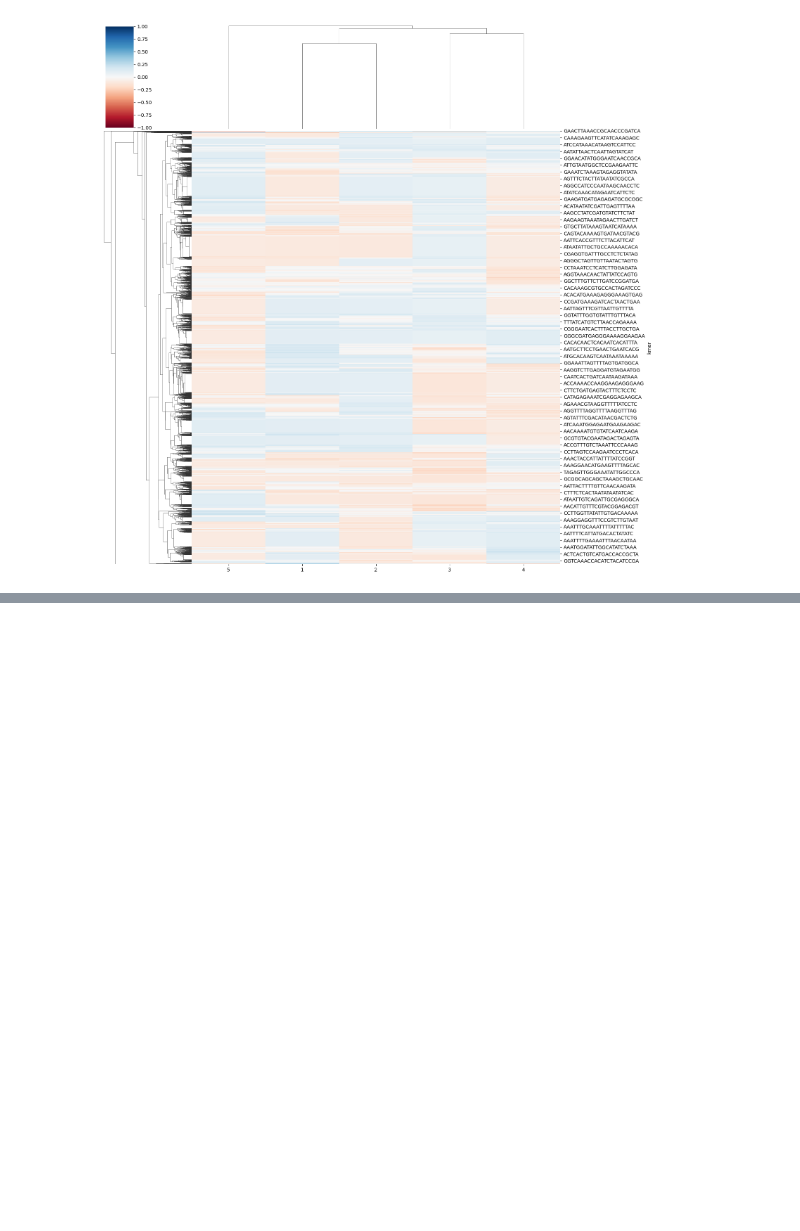
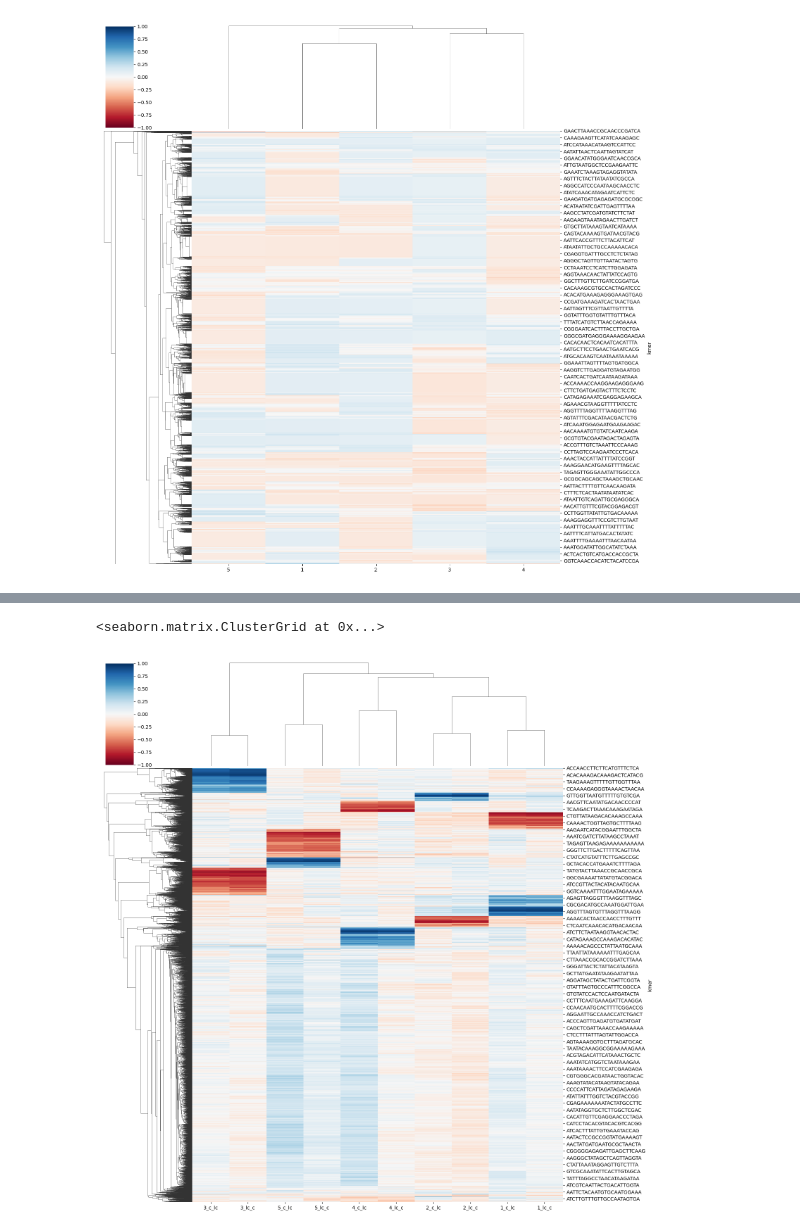
Before and after one commit to HazyFish/cen-kmers, a Jupyter notebook: notebooks/full_hamburg_analysis.ipynb, the cells around one changed output, grey strips where cells are left out. Drawn from its saved outputs; the diff is of its cells as text; code cells hidden in the pictures; blank space fills up the shorter version.

```diff
--- a/notebooks/full_hamburg_analysis.ipynb
+++ b/notebooks/full_hamburg_analysis.ipynb
@@ -309,0 +356,3 @@ sns.clustermap(
+# %%
+kmers = kmers.intersection(df_tmp.index)
+len(kmers)
@@ -309,0 +391,5 @@ sns.clustermap(
+# %%
+df_corr_c_lc = pd.concat(
+    pd.read_feather(f'../data/hamburg/C_LC.corr.part.{i}.feather') for i in [1, 2]
+)
+df_corr_c_lc.shape
@@ -309,0 +398,5 @@ sns.clustermap(
+# %%
+df_corr_lc_c = pd.concat(
+    pd.read_feather(f'../data/hamburg/LC_C.corr.part.{i}.feather') for i in [1, 2]
+)
+df_corr_lc_c.shape
@@ -309,0 +405,9 @@ sns.clustermap(
+# %%
+df_corr_joined = df_corr_c_lc.join(
+    df_corr_lc_c,
+    how='inner',
+    lsuffix='_c_lc',
+    rsuffix='_lc_c',
+)
+print(df_corr_joined.shape)
+df_corr_joined.head()
@@ -309,0 +425,11 @@ sns.clustermap(
+# %%
+sns.clustermap(
+    df_corr_joined.sample(8192),
+    cmap="RdBu",
+    figsize=(16, 16),
+    vmin=-1,
+    vmax=1,
+)
+# %% [output]
+<seaborn.matrix.ClusterGrid at 0x...>
+[figure, added]
```
Also changed, not shown: parts of 15 cells of this notebook.
